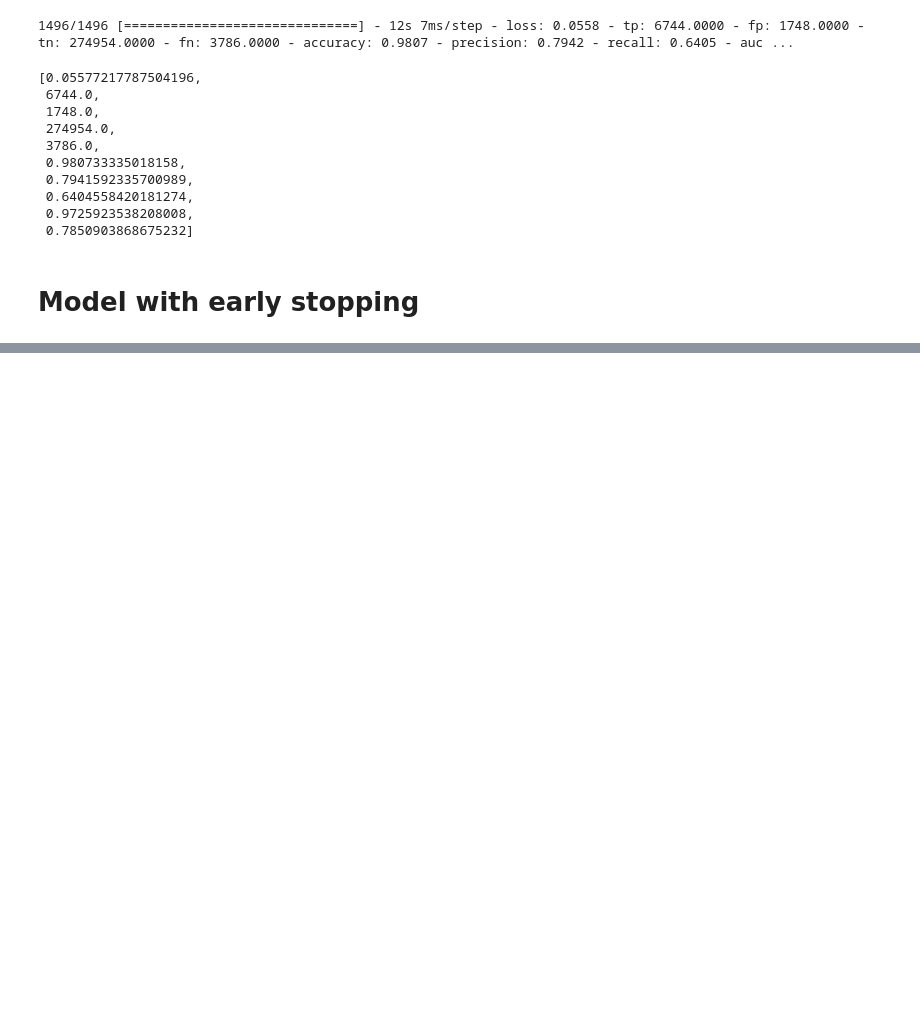
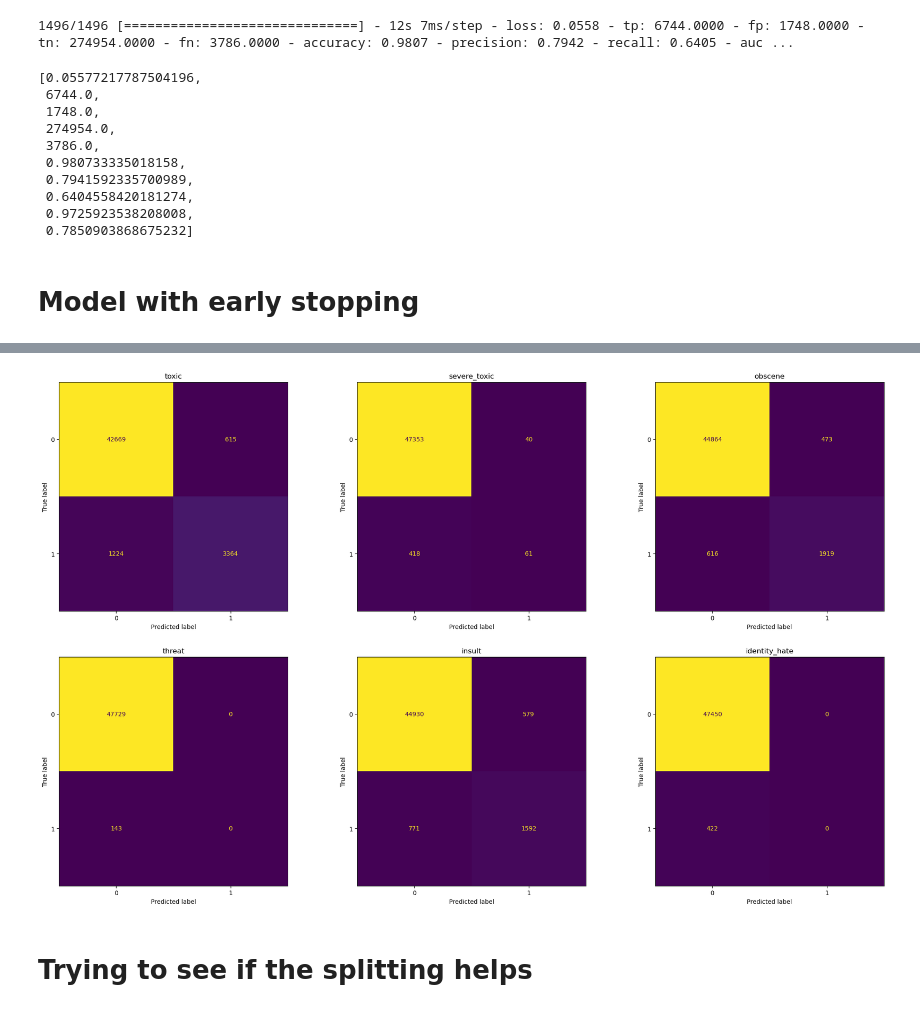
Before and after one commit to bryangyc/Toxic_comments_classification, a Jupyter notebook: code/model1.ipynb, the cells around one changed output, grey strips where cells are left out. Cells and saved outputs as stored; diff of their text form; code cells hidden in the pictures; blank space fills up the shorter version.

```diff
--- a/code/model1.ipynb
+++ b/code/model1.ipynb
@@ -1110,0 +1089,2 @@ plt.legend();
+# %%
+y_pred = (model.predict(vectorized_X_test, batch_size=1024) > 0.5).astype("int32")
@@ -1110,0 +1093,18 @@ plt.legend();
+# %%
+f, axes = plt.subplots(2, 3, figsize=(25, 15))
+axes = axes.ravel()
+features = ["toxic", "severe_toxic", "obscene", "threat", "insult", "identity_hate"]
+
+for i in range(6):
+    disp = ConfusionMatrixDisplay(
+        confusion_matrix(y_test[:, i], y_pred[:, i]), display_labels=[0, 1]
+    )
+    disp.plot(ax=axes[i], values_format="d",)
+    disp.ax_.set_title(f"{features[i]}")
+    # disp.ax_.set_xlabel("")
+    # disp.ax_.set_ylabel("")
+    disp.im_.colorbar.remove()
+# %% [output]
+[figure, added]
+# %% [markdown]
+# Trying to see if the splitting helps
```
Also changed, not shown: parts of 18 cells of this notebook, 58 other files.
